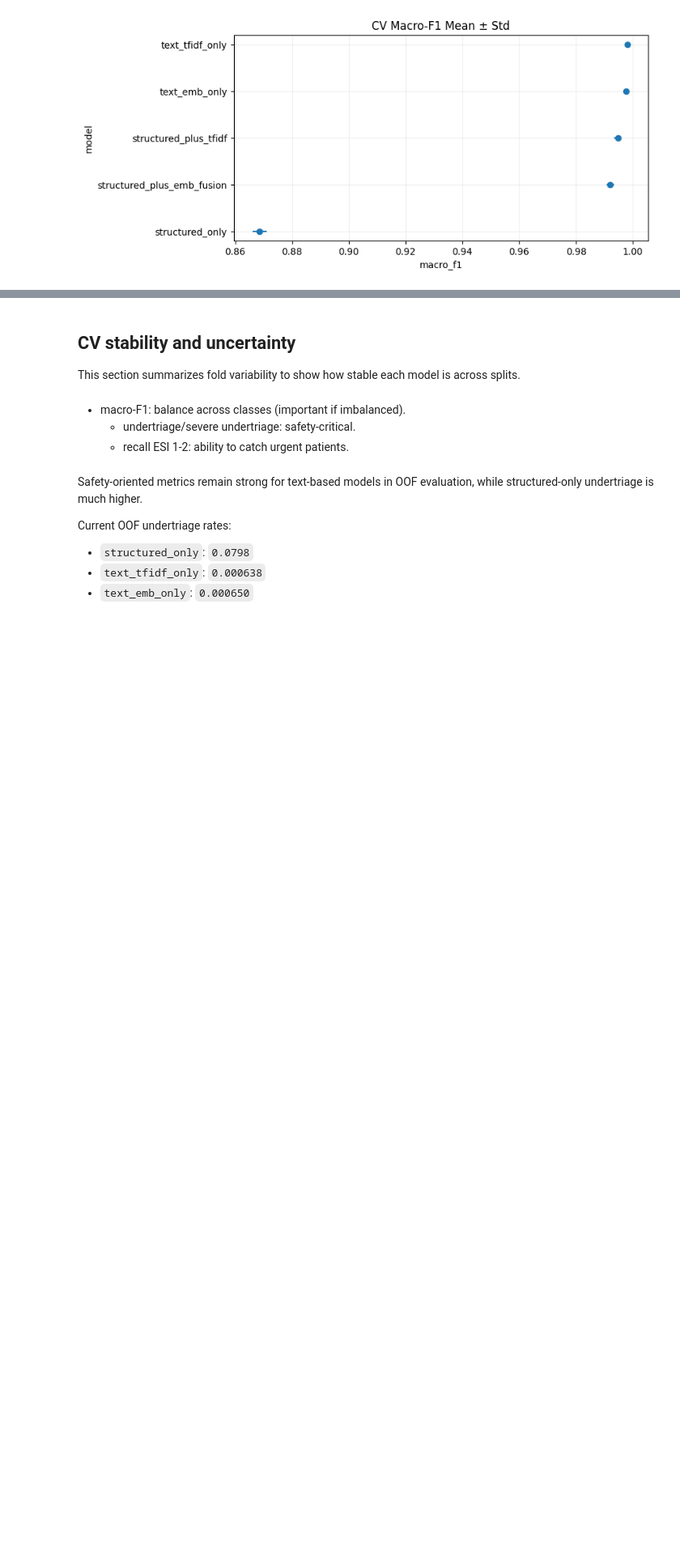
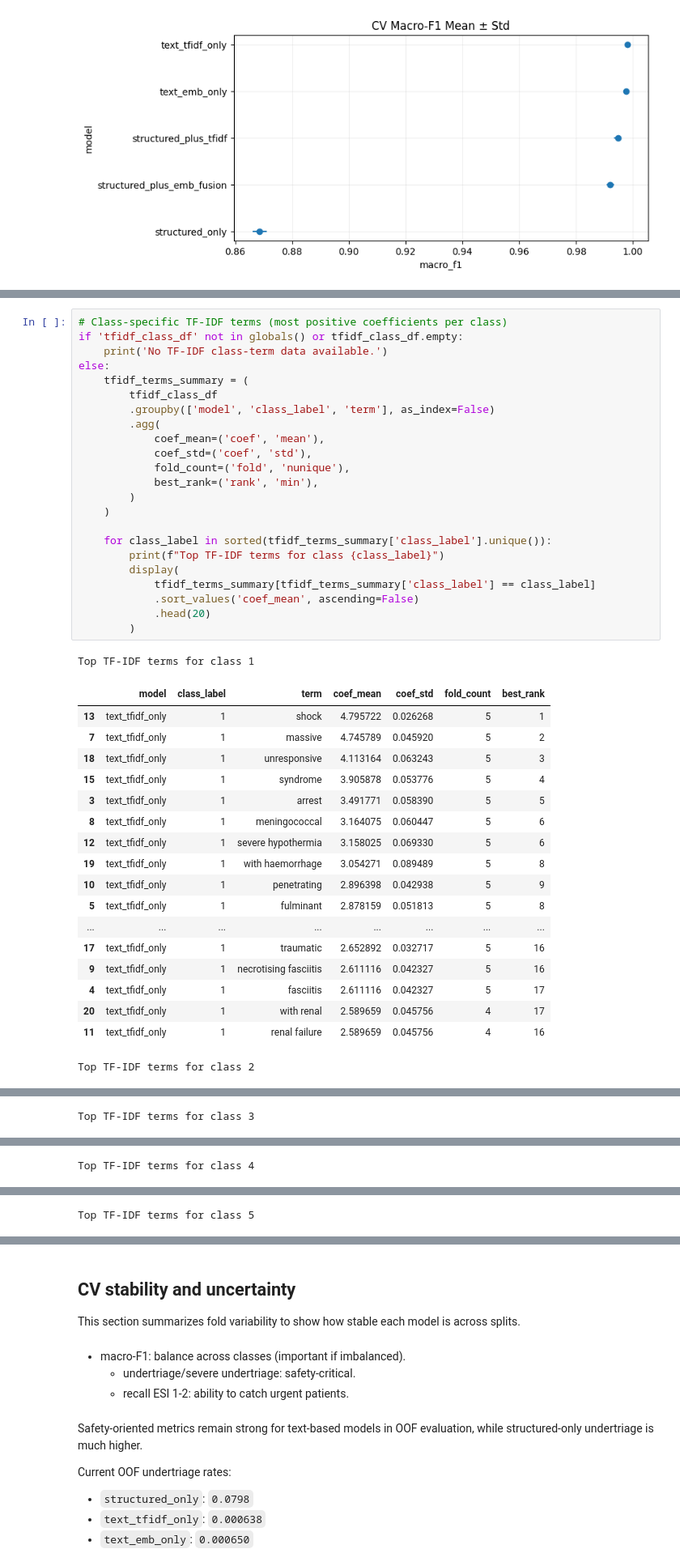
Before and after one commit to raquel-romao/3AIG, a Jupyter notebook: notebooks/submission_notebook.ipynb, the cells around one changed output, grey strips where cells are left out. Shown at 81% size. Saved outputs shown, nothing was run; the diff lists cells and outputs as text; blank space fills up the shorter version.

Commit message:
model interpretability

```diff
--- a/notebooks/submission_notebook.ipynb
+++ b/notebooks/submission_notebook.ipynb
@@ -875,0 +1137,43 @@ except Exception:
+# %%
+# Class-specific TF-IDF terms (most positive coefficients per class)
+if 'tfidf_class_df' not in globals() or tfidf_class_df.empty:
+    print('No TF-IDF class-term data available.')
+else:
+    tfidf_terms_summary = (
+        tfidf_class_df
+        .groupby(['model', 'class_label', 'term'], as_index=False)
+        .agg(
+            coef_mean=('coef', 'mean'),
+            coef_std=('coef', 'std'),
+            fold_count=('fold', 'nunique'),
+            best_rank=('rank', 'min'),
+        )
+    )
+
+    for class_label in sorted(tfidf_terms_summary['class_label'].unique()):
+        print(f"Top TF-IDF terms for class {class_label}")
+        display(
+            tfidf_terms_summary[tfidf_terms_summary['class_label'] == class_label]
+            .sort_values('coef_mean', ascending=False)
+            .head(20)
+        )
+# %% [output]
+Top TF-IDF terms for class 1
+|  | model | class_label | term | coef_mean | coef_std | fold_count | best_rank |
+| 13 | text_tfidf_only | 1 | shock | 4.795722 | 0.026268 | 5 | 1 |
+| 7 | text_tfidf_only | 1 | massive | 4.745789 | 0.045920 | 5 | 2 |
+| 18 | text_tfidf_only | 1 | unresponsive | 4.113164 | 0.063243 | 5 | 3 |
+| 15 | text_tfidf_only | 1 | syndrome | 3.905878 | 0.053776 | 5 | 4 |
+| 3 | text_tfidf_only | 1 | arrest | 3.491771 | 0.058390 | 5 | 5 |
+| 8 | text_tfidf_only | 1 | meningococcal | 3.164075 | 0.060447 | 5 | 6 |
+| 12 | text_tfidf_only | 1 | severe hypothermia | 3.158025 | 0.069330 | 5 | 6 |
+| 19 | text_tfidf_only | 1 | with haemorrhage | 3.054271 | 0.089489 | 5 | 8 |
+| 10 | text_tfidf_only | 1 | penetrating | 2.896398 | 0.042938 | 5 | 9 |
+| 5 | text_tfidf_only | 1 | fulminant | 2.878159 | 0.051813 | 5 | 8 |
+| ... | ... | ... | ... | ... | ... | ... | ... |
+| 17 | text_tfidf_only | 1 | traumatic | 2.652892 | 0.032717 | 5 | 16 |
+| 9 | text_tfidf_only | 1 | necrotising fasciitis | 2.611116 | 0.042327 | 5 | 16 |
+| 4 | text_tfidf_only | 1 | fasciitis | 2.611116 | 0.042327 | 5 | 17 |
+| 20 | text_tfidf_only | 1 | with renal | 2.589659 | 0.045756 | 4 | 17 |
+| 11 | text_tfidf_only | 1 | renal failure | 2.589659 | 0.045756 | 4 | 16 |
+Top TF-IDF terms for class 2
@@ -875,0 +1197 @@ except Exception:
+Top TF-IDF terms for class 3
@@ -875,0 +1215 @@ except Exception:
+Top TF-IDF terms for class 4
@@ -875,0 +1233 @@ except Exception:
+Top TF-IDF terms for class 5
```
Also changed, not shown: parts of 8 cells of this notebook.
